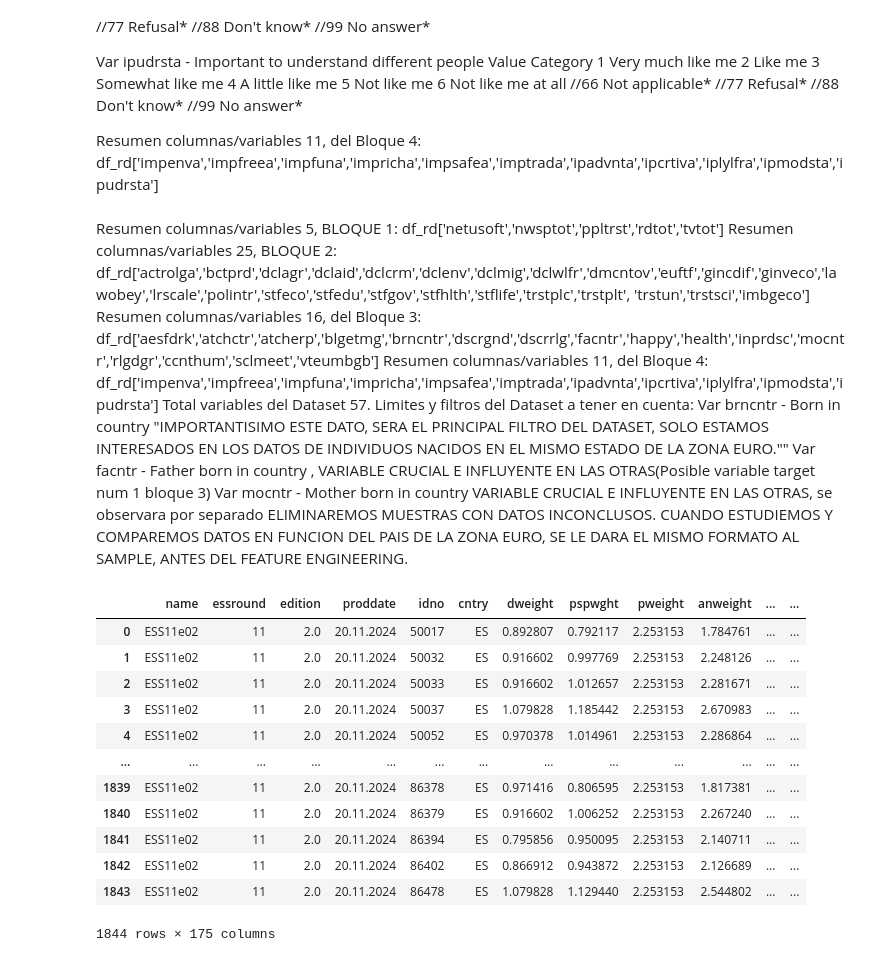
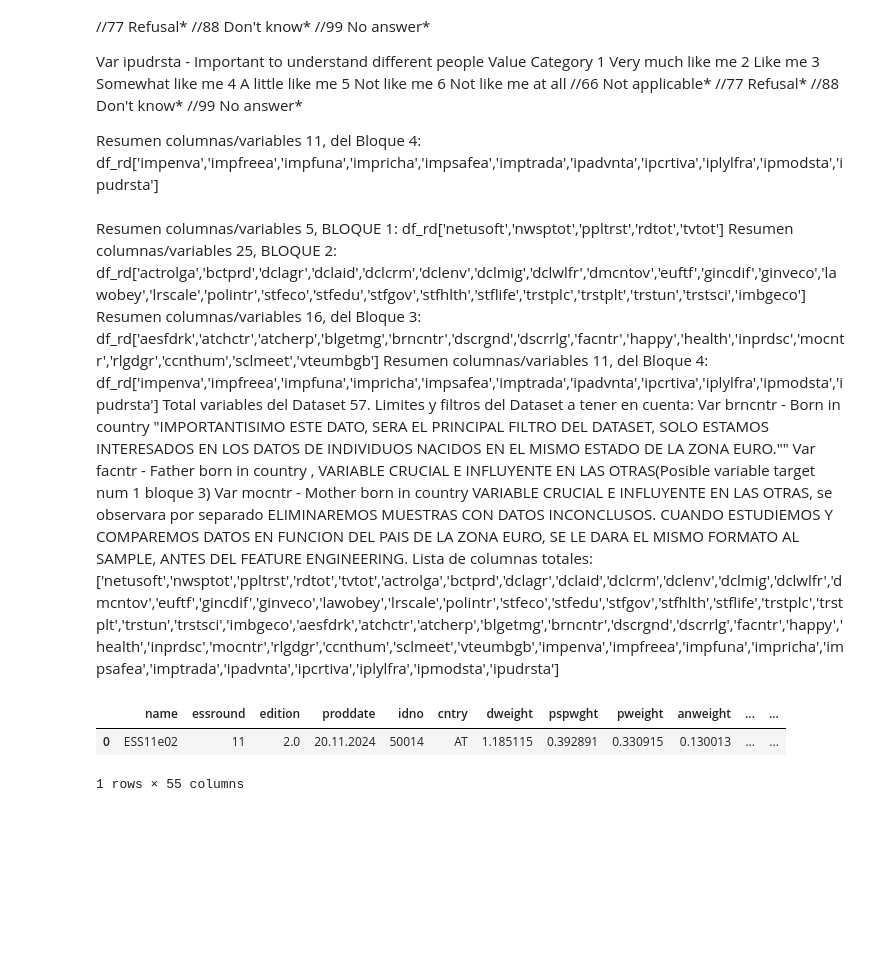
Before and after one commit to JosBerGon34/ProyectoFinal, a Jupyter notebook: src/DataResearch.ipynb, the cells around one changed output. Cells and saved outputs as stored; diff of their text form; code cells hidden in the pictures; blank space fills up the shorter version.

```diff
--- a/src/DataResearch.ipynb
+++ b/src/DataResearch.ipynb
@@ -808,7 +808,7 @@ Value	Category
 Resumen columnas/variables 11, del Bloque 4: df_rd['impenva','impfreea','impfuna','impricha','impsafea','imptrada','ipadvnta','ipcrtiva','iplylfra','ipmodsta','ipudrsta']
 # %% [markdown]
 Resumen columnas/variables 5, BLOQUE 1: df_rd['netusoft','nwsptot','ppltrst','rdtot','tvtot']
-Resumen columnas/variables 25, BLOQUE 2: df_rd['actrolga','bctprd','dclagr','dclaid','dclcrm','dclenv','dclmig','dclwlfr','dmcntov','euftf','gincdif','ginveco','lawobey','lrscale','polintr','stfeco','stfedu','stfgov','stfhlth','stflife','trstplc','trstplt', 'trstun','trstsci','imbgeco']
+Resumen columnas/variables 25, BLOQUE 2: df_rd['actrolga','bctprd','dclagr','dclaid','dclcrm','dclenv','dclmig','dclwlfr','dmcntov','euftf','gincdif','ginveco','lawobey','lrscale','polintr','stfeco','stfedu','stfgov','stfhlth','stflife','trstplc','trstplt','trstun','trstsci','imbgeco']
 Resumen columnas/variables 16, del Bloque 3: df_rd['aesfdrk','atchctr','atcherp','blgetmg','brncntr','dscrgnd','dscrrlg','facntr','happy','health','inprdsc','mocntr','rlgdgr','ccnthum','sclmeet','vteumbgb']
 Resumen columnas/variables 11, del Bloque 4: df_rd['impenva','impfreea','impfuna','impricha','impsafea','imptrada','ipadvnta','ipcrtiva','iplylfra','ipmodsta','ipudrsta']
 Total variables del Dataset 57.
@@ -818,25 +818,16 @@ Var facntr - Father born in country , VARIABLE CRUCIAL E INFLUYENTE EN LAS OTRAS
 Var mocntr - Mother born in country VARIABLE CRUCIAL E INFLUYENTE EN LAS OTRAS, se observara por separado
 ELIMINAREMOS MUESTRAS CON DATOS INCONCLUSOS.
 CUANDO ESTUDIEMOS Y COMPAREMOS DATOS EN FUNCION DEL PAIS DE LA ZONA EURO, SE LE DARA EL MISMO FORMATO AL SAMPLE, ANTES DEL FEATURE ENGINEERING.
+Lista de columnas totales:
+['netusoft','nwsptot','ppltrst','rdtot','tvtot','actrolga','bctprd','dclagr','dclaid','dclcrm','dclenv','dclmig','dclwlfr','dmcntov','euftf','gincdif','ginveco','lawobey','lrscale','polintr','stfeco','stfedu','stfgov','stfhlth','stflife','trstplc','trstplt','trstun','trstsci','imbgeco','aesfdrk','atchctr','atcherp','blgetmg','brncntr','dscrgnd','dscrrlg','facntr','happy','health','inprdsc','mocntr','rlgdgr','ccnthum','sclmeet','vteumbgb','impenva','impfreea','impfuna','impricha','impsafea','imptrada','ipadvnta','ipcrtiva','iplylfra','ipmodsta','ipudrsta']
 # %%
 import pandas as pd
 import random
 import numpy as np
 random.seed(42)
 # %%
-df_rd= pd.read_csv('/workspaces/ProyectoFinal/data/raw/MainDataProyect/ESS2023DataSpain.csv')
-df_rd
+df_rd= pd.read_csv('/workspaces/ProyectoFinal/data/raw/MainDataProyect/ZonaEuro2023ESS11.csv')
 # %% [output]
 |  | name | essround | edition | proddate | idno | cntry | dweight | pspwght | pweight | anweight | ... | ... |
-| 0 | ESS11e02 | 11 | 2.0 | 20.11.2024 | 50017 | ES | 0.892807 | 0.792117 | 2.253153 | 1.784761 | ... | ... |
-| 1 | ESS11e02 | 11 | 2.0 | 20.11.2024 | 50032 | ES | 0.916602 | 0.997769 | 2.253153 | 2.248126 | ... | ... |
-| 2 | ESS11e02 | 11 | 2.0 | 20.11.2024 | 50033 | ES | 0.916602 | 1.012657 | 2.253153 | 2.281671 | ... | ... |
-| 3 | ESS11e02 | 11 | 2.0 | 20.11.2024 | 50037 | ES | 1.079828 | 1.185442 | 2.253153 | 2.670983 | ... | ... |
-| 4 | ESS11e02 | 11 | 2.0 | 20.11.2024 | 50052 | ES | 0.970378 | 1.014961 | 2.253153 | 2.286864 | ... | ... |
-| ... | ... | ... | ... | ... | ... | ... | ... | ... | ... | ... | ... | ... |
-| 1839 | ESS11e02 | 11 | 2.0 | 20.11.2024 | 86378 | ES | 0.971416 | 0.806595 | 2.253153 | 1.817381 | ... | ... |
-| 1840 | ESS11e02 | 11 | 2.0 | 20.11.2024 | 86379 | ES | 0.916602 | 1.006252 | 2.253153 | 2.267240 | ... | ... |
-| 1841 | ESS11e02 | 11 | 2.0 | 20.11.2024 | 86394 | ES | 0.795856 | 0.950095 | 2.253153 | 2.140711 | ... | ... |
-| 1842 | ESS11e02 | 11 | 2.0 | 20.11.2024 | 86402 | ES | 0.866912 | 0.943872 | 2.253153 | 2.126689 | ... | ... |
-| 1843 | ESS11e02 | 11 | 2.0 | 20.11.2024 | 86478 | ES | 1.079828 | 1.129440 | 2.253153 | 2.544802 | ... | ... |
+| 0 | ESS11e02 | 11 | 2.0 | 20.11.2024 | 50014 | AT | 1.185115 | 0.392891 | 0.330915 | 0.130013 | ... | ... |
-1844 rows × 175 columns
+1 rows × 55 columns
```
Also changed, not shown: parts of 2 cells of this notebook, 5 other files.
